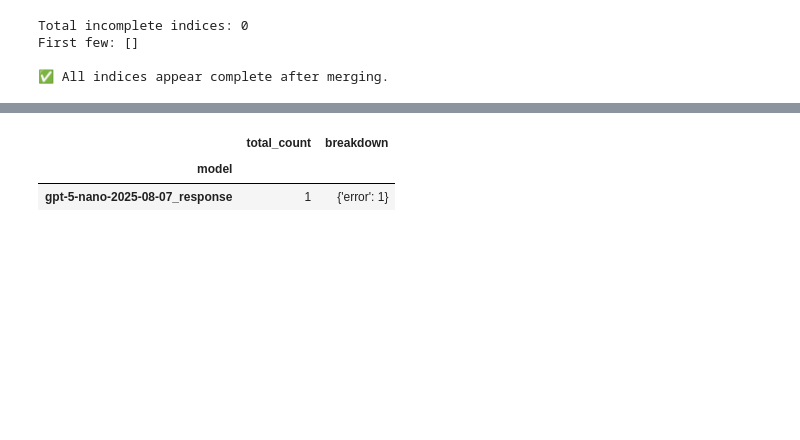
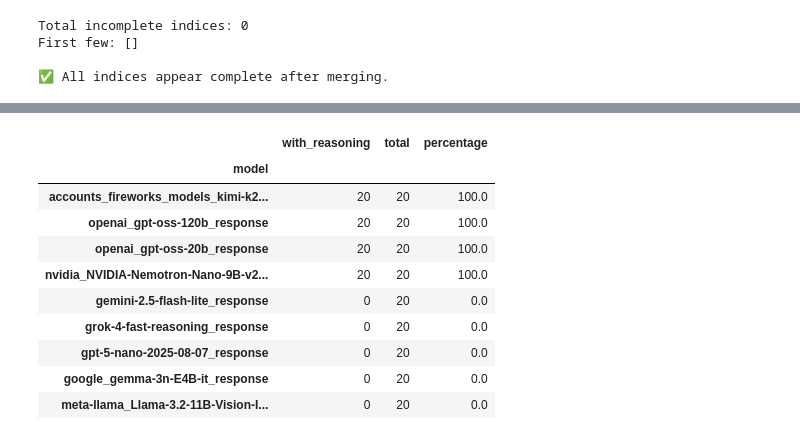
Before and after one commit to ahilanks/routerbench_new, a Jupyter notebook: analyze.ipynb, the cells around one changed output, grey strips where cells are left out. Cells and saved outputs as stored; diff of their text form; code cells hidden in the pictures; blank space fills up the shorter version.

```diff
--- a/analyze.ipynb
+++ b/analyze.ipynb
@@ -267,6 +310,10 @@ from IPython.display import display
 for m in model_columns:
     if m not in df.columns:
         df[m] = np.nan
+
+# Check for reasoning columns (ending with _reasoning or _thinking)
+reasoning_columns = [c for c in df.columns if c.endswith("_reasoning") or c.endswith("_thinking")]
+print(f"Found {len(reasoning_columns)} reasoning columns: {reasoning_columns}")
 
 # Helper to detect errors in strings or dicts
 def is_error(value):
@@ -283,9 +330,20 @@ def is_error(value):
             return True
     return False
 
+# Helper to check if reasoning exists in response dict
+def has_reasoning(response_val):
+    """Check if reasoning/thinking exists in response."""
+    if pd.isna(response_val):
+        return False
+    if isinstance(response_val, dict):
+        reasoning = response_val.get("thinking") or response_val.get("reasoning") or response_val.get("reasoning_text")
+        return reasoning is not None and reasoning != "" and str(reasoning).strip() != ""
+    return False
+
 # Group by index and merge responses from different rows
 grouped = df.groupby("index")
 issues = []
+reasoning_stats = []
 
 for idx, group in grouped:
     # Merge all model responses for this index (take last non-null value)
@@ -304,22 +362,84 @@ for idx, group in grouped:
             issues.append({
                 "index": idx,
                 "model": m,
+                "column_type": "response",
                 "issue_type": "missing" if pd.isna(val) else "error",
                 "question": question_text,
                 "value": str(val)[:100] + "..." if val and len(str(val)) > 100 else str(val) if val else None
             })
 
+        # Check for reasoning in response
+        if not pd.isna(val) and not is_error(val):
+            has_reasoning_val = has_reasoning(val)
+            reasoning_stats.append({
+                "index": idx,
+                "model": m,
+                "has_reasoning": has_reasoning_val
+            })
+
+    # Check separate reasoning columns
+    for r_col in reasoning_columns:
+        val = merged_row.get(r_col, None)
+        if pd.isna(val):
+            issues.append({
+                "index": idx,
+                "model": r_col,
+                "column_type": "reasoning",
+                "issue_type": "missing",
+                "question": question_text,
+                "value": None
+            })
+        elif is_error(val):
+            issues.append({
+                "index": idx,
+                "model": r_col,
+                "column_type": "reasoning",
+                "issue_type": "error",
+                "question": question_text,
+                "value": str(val)[:100] + "..." if val and len(str(val)) > 100 else str(val)
+            })
+        else:
+            reasoning_stats.append({
+                "index": idx,
+                "model": r_col,
+                "has_reasoning": True
+            })
+
 issues_df = pd.DataFrame(issues)
+reasoning_df = pd.DataFrame(reasoning_stats)
+
+# --- Reasoning Statistics ---
+if not reasoning_df.empty:
+    print("\n" + "="*60)
+    print("Reasoning Availability Statistics:")
+    print("="*60)
+    reasoning_summary = reasoning_df.groupby("model").agg({
+        "has_reasoning": ["sum", "count"]
+    })
+    reasoning_summary.columns = ["with_reasoning", "total"]
+    reasoning_summary["percentage"] = (reasoning_summary["with_reasoning"] / reasoning_summary["total"] * 100).round(1)
+    reasoning_summary = reasoning_summary.sort_values("with_reasoning", ascending=False)
+    display(reasoning_summary)
+
+    print(f"\nOverall: {reasoning_df['has_reasoning'].sum()} / {len(reasoning_df)} responses have reasoning ({reasoning_df['has_reasoning'].mean()*100:.1f}%)")
 
 # --- summary ---
 if issues_df.empty:
-    print("✅ No missing or error responses found.")
+    print("\n✅ No missing or error responses found.")
 else:
     print(f"⚠️ Found {len(issues_df)} issues across {issues_df['index'].nunique()} questions.")
     print("\n" + "="*60)
     print("Issue type breakdown:")
     print("="*60)
     print(issues_df["issue_type"].value_counts())
+
+    # Breakdown by column type (response vs reasoning)
+    if "column_type" in issues_df.columns:
+        print("\n" + "="*60)
+        print("Issues by Column Type (Response vs Reasoning):")
+        print("="*60)
+        column_type_breakdown = pd.crosstab(issues_df["column_type"], issues_df["issue_type"], margins=True)
+        display(column_type_breakdown)
 
     # Group errors by model
     print("\n" + "="*60)
@@ -383,3 +496,11 @@ Issues grouped by Model:
-|  | total_count | breakdown |
-| model |  |  |
-| gpt-5-nano-2025-08-07_response | 1 | {'error': 1} |
+|  | with_reasoning | total | percentage |
+| model |  |  |  |
+| accounts_fireworks_models_kimi-k2... | 20 | 20 | 100.0 |
+| openai_gpt-oss-120b_response | 20 | 20 | 100.0 |
+| openai_gpt-oss-20b_response | 20 | 20 | 100.0 |
+| nvidia_NVIDIA-Nemotron-Nano-9B-v2... | 20 | 20 | 100.0 |
+| gemini-2.5-flash-lite_response | 0 | 20 | 0.0 |
+| grok-4-fast-reasoning_response | 0 | 20 | 0.0 |
+| gpt-5-nano-2025-08-07_response | 0 | 20 | 0.0 |
+| google_gemma-3n-E4B-it_response | 0 | 20 | 0.0 |
+| meta-llama_Llama-3.2-11B-Vision-I... | 0 | 20 | 0.0 |
```
Also changed, not shown: parts of 5 cells of this notebook, 2 other files.
